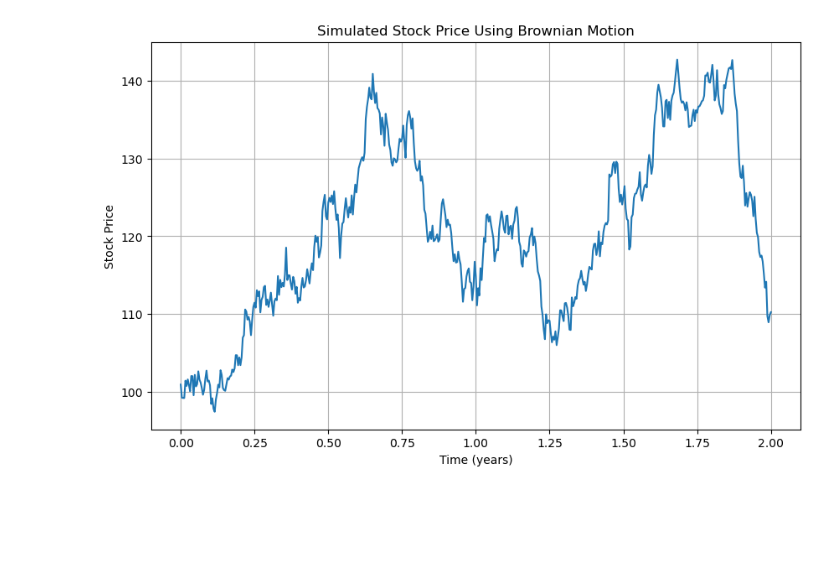
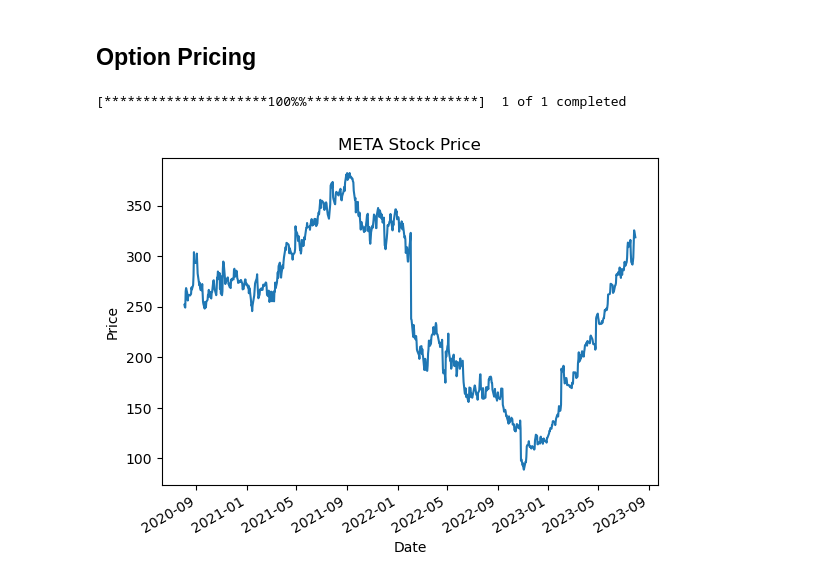
Before and after one commit to ansingh16/derivative_pricing, a Jupyter notebook: Code/Pricing.ipynb, the cells around one changed output. Drawn from its saved outputs; the diff is of its cells as text; code cells hidden in the pictures; blank space fills up the shorter version.

```diff
--- a/Code/Pricing.ipynb
+++ b/Code/Pricing.ipynb
@@ -1,24 +1,30 @@
-# %%
-import numpy as np
-import matplotlib.pyplot as plt
-
-from Stock_movement import StockMovement
-
-duration = 2 # years
-dt = 1/252 # years
-volatility = 0.2
-mean_return = 0.1
-stock = StockMovement(100, duration, dt, volatility, mean_return)
-
-stock.get_prices()
-
-# Plot the simulated stock price
-plt.figure(figsize=(10, 6))
-plt.plot(stock.time, stock.prices)
-plt.xlabel('Time (years)')
-plt.ylabel('Stock Price')
-plt.title('Simulated Stock Price Using Brownian Motion')
-plt.grid(True)
-plt.show()
-# %% [output]
-[figure, removed]
+# %% [markdown]
+## Option Pricing
+# %%
+import yfinance as yfin
+import numpy as np
+import pandas as pd
+import pandas_datareader.data as pdr
+import statsmodels.api as sm
+from statsmodels.tsa.seasonal import seasonal_decompose
+
+yfin.pdr_override()
+
+# List of stock symbols
+ticker = 'META'
+
+# Set the date range for the historical data
+start_date = '2020-08-01'
+end_date = '2023-08-01'
+
+# Download historical stock data for each stock
+
+stock = pdr.get_data_yahoo(ticker, start_date, end_date)
+# %% [output]
+[*********************100%%**********************]  1 of 1 completed
+# %%
+# Plot the stock price
+stock['Close'].plot(ylabel='Price',title=f"{ticker} Stock Price")
+plt.show()
+# %% [output]
+[figure, added]
```
Also changed, not shown: parts of 8 cells of this notebook, 4 other files.
